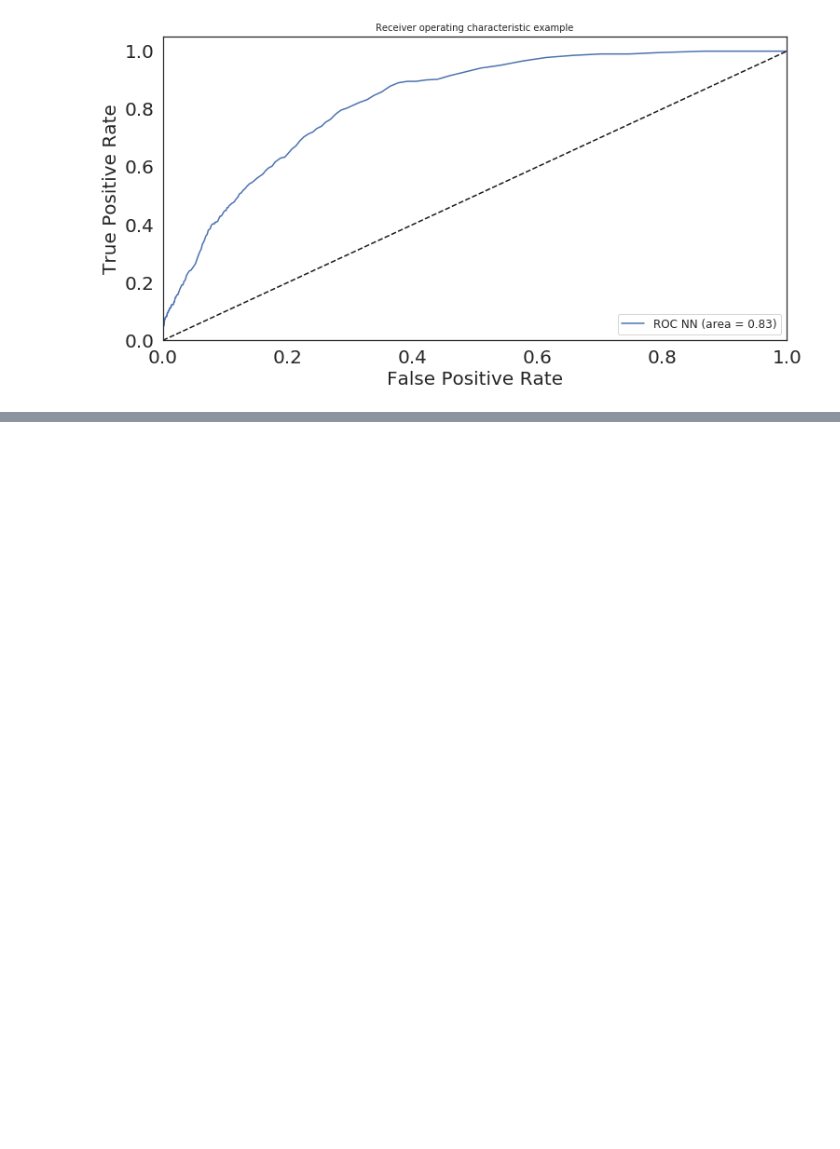
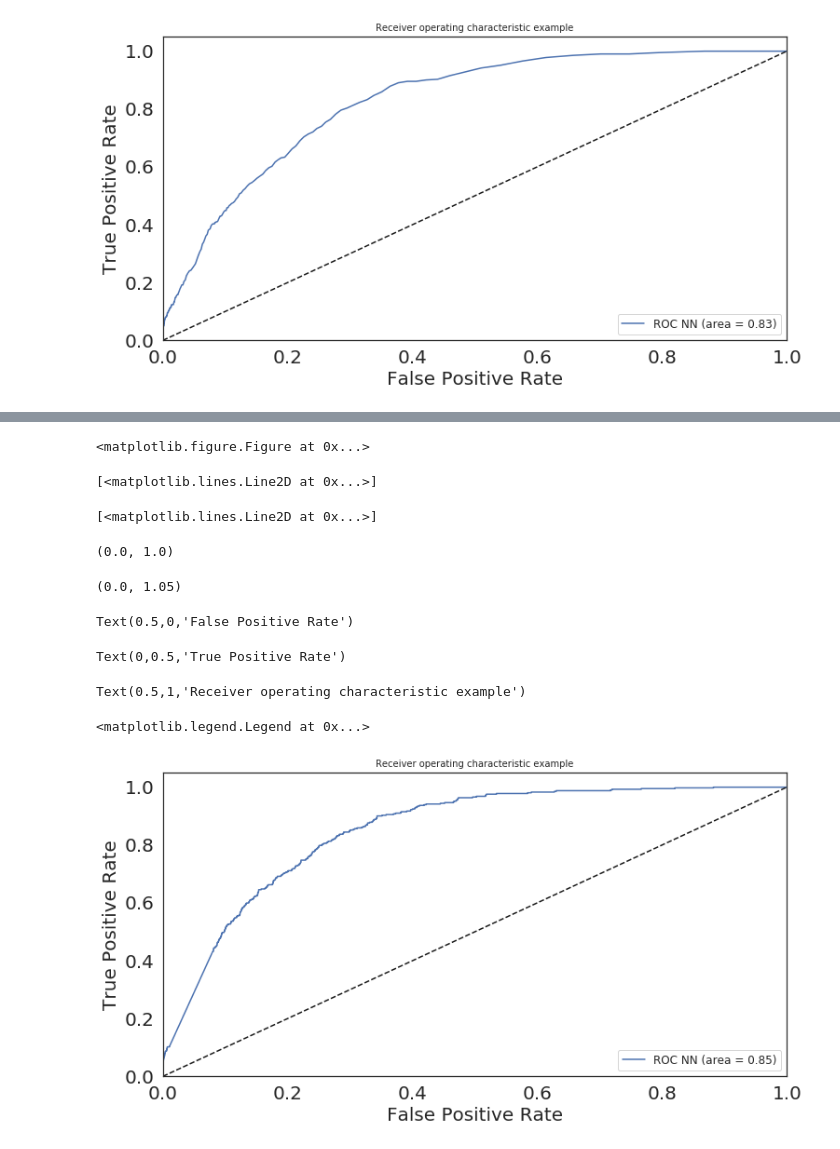
Before and after one commit to abraham314/glmcrd, a Jupyter notebook: mlp-Copy1.ipynb, the cells around one changed output, grey strips where cells are left out. Cells and saved outputs as stored; diff of their text form; code cells hidden in the pictures; blank space fills up the shorter version.

```diff
--- a/mlp-Copy1.ipynb
+++ b/mlp-Copy1.ipynb
@@ -198,3 +198,10 @@ Text(0,0.5,'True Positive Rate')
 Text(0.5,1,'Receiver operating characteristic example')
 <matplotlib.legend.Legend at 0x...>
 [figure]
+# %%
+from sklearn.neural_network import MLPClassifier
+model2=MLPClassifier(solver='lbfgs', alpha=1e-5,
+                    hidden_layer_sizes=(5, 2), random_state=1)
+# %%
+%px
+model2.fit(X, y)
@@ -200,0 +216,3 @@ Text(0.5,1,'Receiver operating characteristic example')
+# %%
+y_pred2 = model2.predict(aux_test)
+proba2=model2.predict_proba(aux_test)[:,1]
@@ -200,0 +239,26 @@ Text(0.5,1,'Receiver operating characteristic example')
+# %%
+fprk2, tprk2, thresholds2=roc_curve(yaux_test,proba2)
+nn_auc2=auc(fprk2,tprk2)
+#from sklearn.metrics import roc_curve, auc
+# Plot of a ROC curve for a specific class
+plt.figure()
+plt.plot(fprk2, tprk2, label='ROC NN (area = %0.2f)' % nn_auc2)
+plt.plot([0, 1], [0, 1], 'k--')
+plt.xlim([0.0, 1.0])
+plt.ylim([0.0, 1.05])
+plt.xlabel('False Positive Rate')
+plt.ylabel('True Positive Rate')
+plt.title('Receiver operating characteristic example')
+plt.legend(loc="lower right")
+plt.show()
+# %% [output]
+<matplotlib.figure.Figure at 0x...>
+[<matplotlib.lines.Line2D at 0x...>]
+[<matplotlib.lines.Line2D at 0x...>]
+(0.0, 1.0)
+(0.0, 1.05)
+Text(0.5,0,'False Positive Rate')
+Text(0,0.5,'True Positive Rate')
+Text(0.5,1,'Receiver operating characteristic example')
+<matplotlib.legend.Legend at 0x...>
+[figure, added]
```
Also changed, not shown: parts of 9 cells of this notebook.
